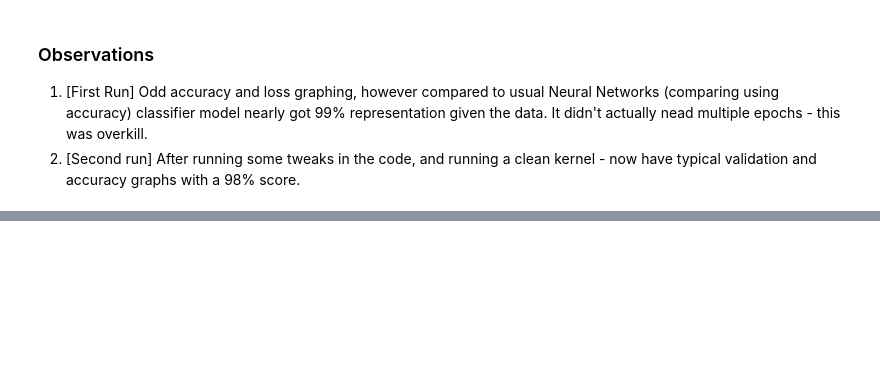
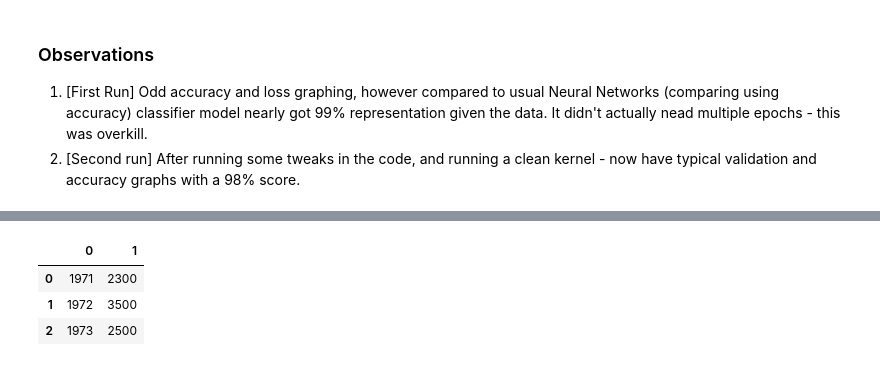
Before and after one commit to LeonVillanueva/CoLab, a Jupyter notebook: Google_CoLab_Trial.ipynb, the cells around one changed output, grey strips where cells are left out. Saved outputs shown, nothing was run; the diff lists cells and outputs as text; code cells hidden in the pictures; blank space fills up the shorter version.

Commit message:
Summary : Regression NN : Setup and Get Data Note : pandas df.values -> df.to_numpy() because of deprecation

```diff
--- a/Google_CoLab_Trial.ipynb
+++ b/Google_CoLab_Trial.ipynb
@@ -99,0 +123,8 @@ plt.legend ()
+# %%
+data = pd.read_csv('moore.csv', header=None)
+data.head(3)
+# %% [output]
+|  | 0 | 1 |
+| 0 | 1971 | 2300 |
+| 1 | 1972 | 3500 |
+| 2 | 1973 | 2500 |
```
Also changed, not shown: parts of 10 cells of this notebook.
